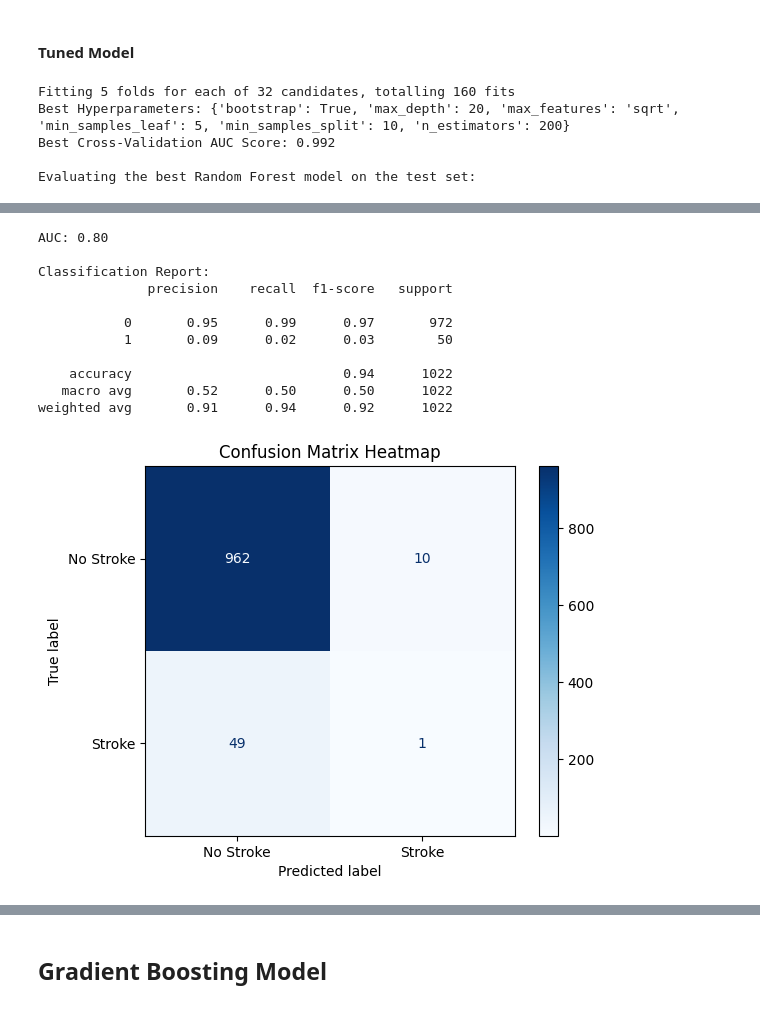
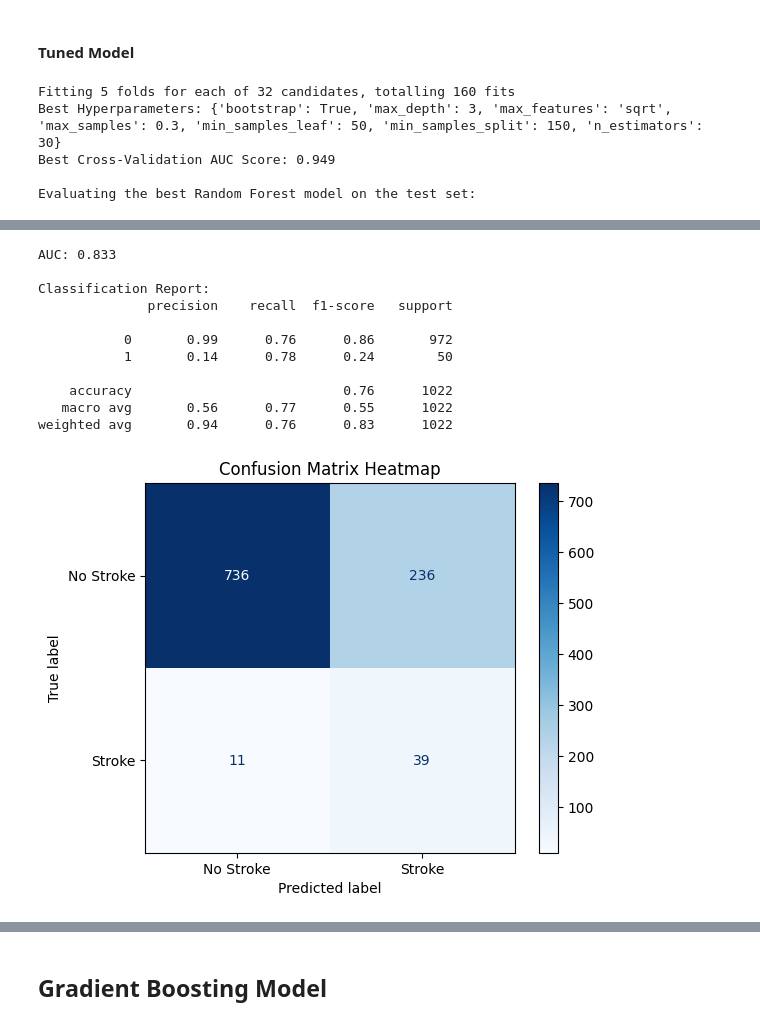
Before and after one commit to johnpospisil/stroke-prediction, a Jupyter notebook: stroke-prediction.ipynb, the cells around one changed output, grey strips where cells are left out. Drawn from its saved outputs; the diff is of its cells as text; code cells hidden in the pictures.

Commit message:
Fine-Tune the Random Forest Model.

```diff
--- a/stroke-prediction.ipynb
+++ b/stroke-prediction.ipynb
@@ -769,7 +769,7 @@ def evaluate_model_performance(model, X_test, y_test):
 
     # Plot the ROC curve
     plt.figure(figsize=(8, 6))
-    plt.plot(fpr, tpr, label=f"ROC Curve (AUC = {auc:.2f})")
+    plt.plot(fpr, tpr, label=f"ROC Curve (AUC = {auc:.3f})")
     plt.plot([0, 1], [0, 1], linestyle='--', color='gray')  # Diagonal line for random guessing
     plt.xlabel("False Positive Rate (FPR)")
     plt.ylabel("True Positive Rate (TPR)")
@@ -778,7 +778,7 @@ def evaluate_model_performance(model, X_test, y_test):
     plt.show()
 
     # Print AUC
-    print(f"AUC: {auc:.2f}")
+    print(f"AUC: {auc:.3f}")
 
     # Make predictions
     y_pred = model.predict(X_test)
@@ -837,12 +836,18 @@ weighted avg       0.94      0.76      0.83      1022
 #### Tuned Model
 # %%
 # Define the model
-logreg = LogisticRegression(C=0.001, class_weight='balanced', random_state=1000, max_iter=1000)
+logreg = LogisticRegression(
+    C=0.001,
+    class_weight='balanced',
+    random_state=1000,
+    max_iter=1000,
+    solver='saga'
+)
 
 # Fit the grid search
 logreg.fit(X_train, y_train)
 
-# Evaluate the best model
-print("\nEvaluating the best model on the test set:")
+# Evaluate the model
+print("\nEvaluating the model on the test set:")
 evaluate_model_performance(logreg, X_test, y_test)
 # %% [output]
@@ -897,12 +902,13 @@ rf_model = RandomForestClassifier(random_state=1000, class_weight='balanced')
 
 # Define the hyperparameter grid
 param_grid = {
-    'n_estimators': [100, 200],
-    'max_depth': [10, 20],  # Limit tree depth
-    'min_samples_split': [10, 20],  # Prevent small splits
-    'min_samples_leaf': [5, 10],  # Larger leaf size
-    'max_features': ['sqrt', 'log2'],  # Restrict features at each split
-    'bootstrap': [True]  # Use bootstrap samples
+    'n_estimators': [20, 30],              # Minimal number of trees
+    'max_depth': [2, 3],                   # Very shallow trees for extreme regularization
+    'min_samples_split': [150, 200],       # Require even larger splits
+    'min_samples_leaf': [40, 50],          # Very large leaf sizes for strong regularization
+    'max_features': ['sqrt'],              # Limit features per split
+    'bootstrap': [True],                   # Enable bootstrapping
+    'max_samples': [0.2, 0.3]              # Use very small subsets of data per tree
 }
 
 # Perform GridSearchCV
@@ -932,7 +938,7 @@ print("\nEvaluating the best Random Forest model on the test set:")
 evaluate_model_performance(best_rf_model, X_test, y_test)
 # %% [output]
 Fitting 5 folds for each of 32 candidates, totalling 160 fits
-Best Hyperparameters: {'bootstrap': True, 'max_depth': 20, 'max_features': 'sqrt', 'min_samples_leaf': 5, 'min_samples_split': 10, 'n_estimators': 200}
-Best Cross-Validation AUC Score: 0.992
+Best Hyperparameters: {'bootstrap': True, 'max_depth': 3, 'max_features': 'sqrt', 'max_samples': 0.3, 'min_samples_leaf': 50, 'min_samples_split': 150, 'n_estimators': 30}
+Best Cross-Validation AUC Score: 0.949
 
 Evaluating the best Random Forest model on the test set:
@@ -940,12 +946,12 @@ Evaluating the best Random Forest model on the test set:
-AUC: 0.80
+AUC: 0.833
 
 Classification Report:
               precision    recall  f1-score   support
 
-           0       0.95      0.99      0.97       972
-           1       0.09      0.02      0.03        50
+           0       0.99      0.76      0.86       972
+           1       0.14      0.78      0.24        50
 
-    accuracy                           0.94      1022
-   macro avg       0.52      0.50      0.50      1022
-weighted avg       0.91      0.94      0.92      1022
+    accuracy                           0.76      1022
+   macro avg       0.56      0.77      0.55      1022
+weighted avg       0.94      0.76      0.83      1022
-[figure, old version]
+[figure, new version]
```
Also changed, not shown: parts of 9 cells of this notebook.
